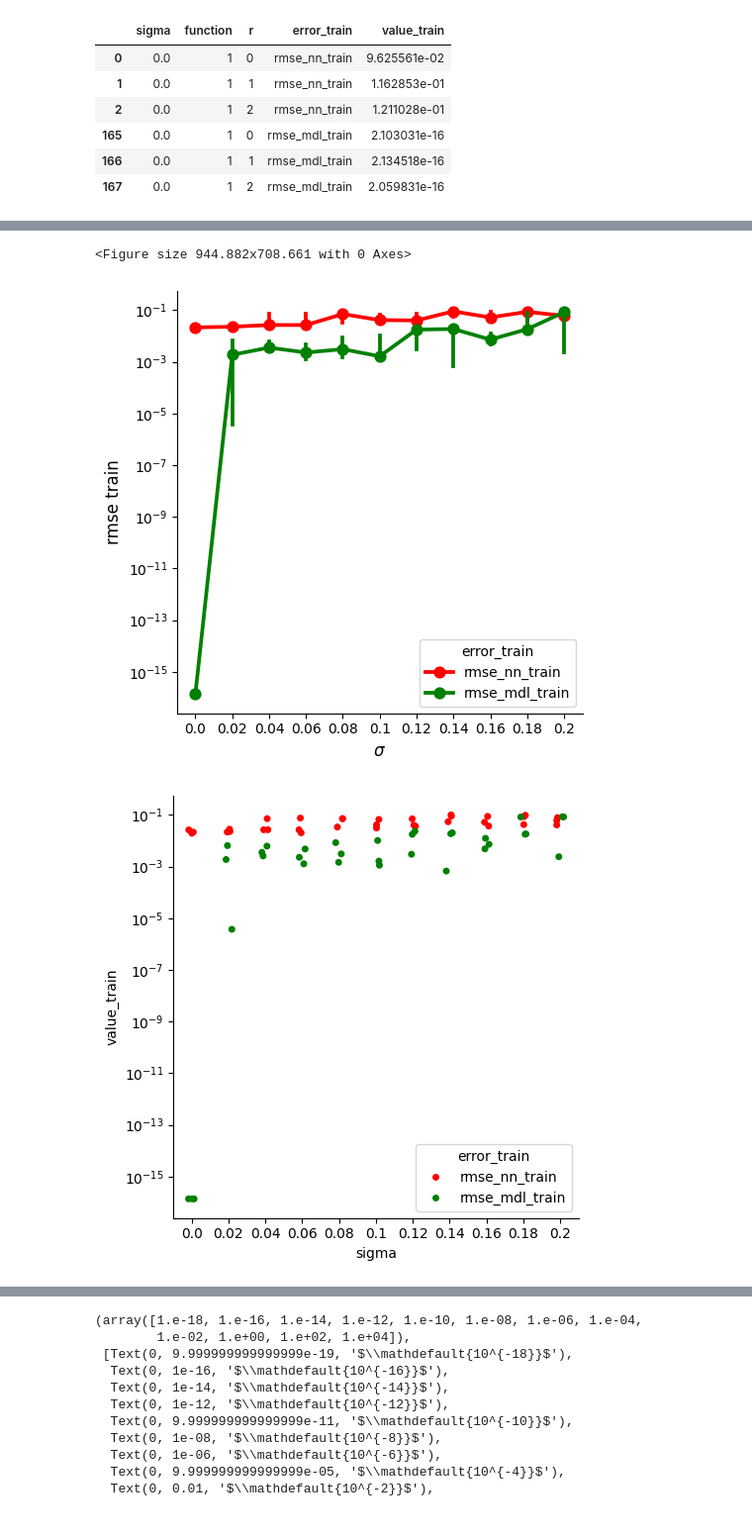
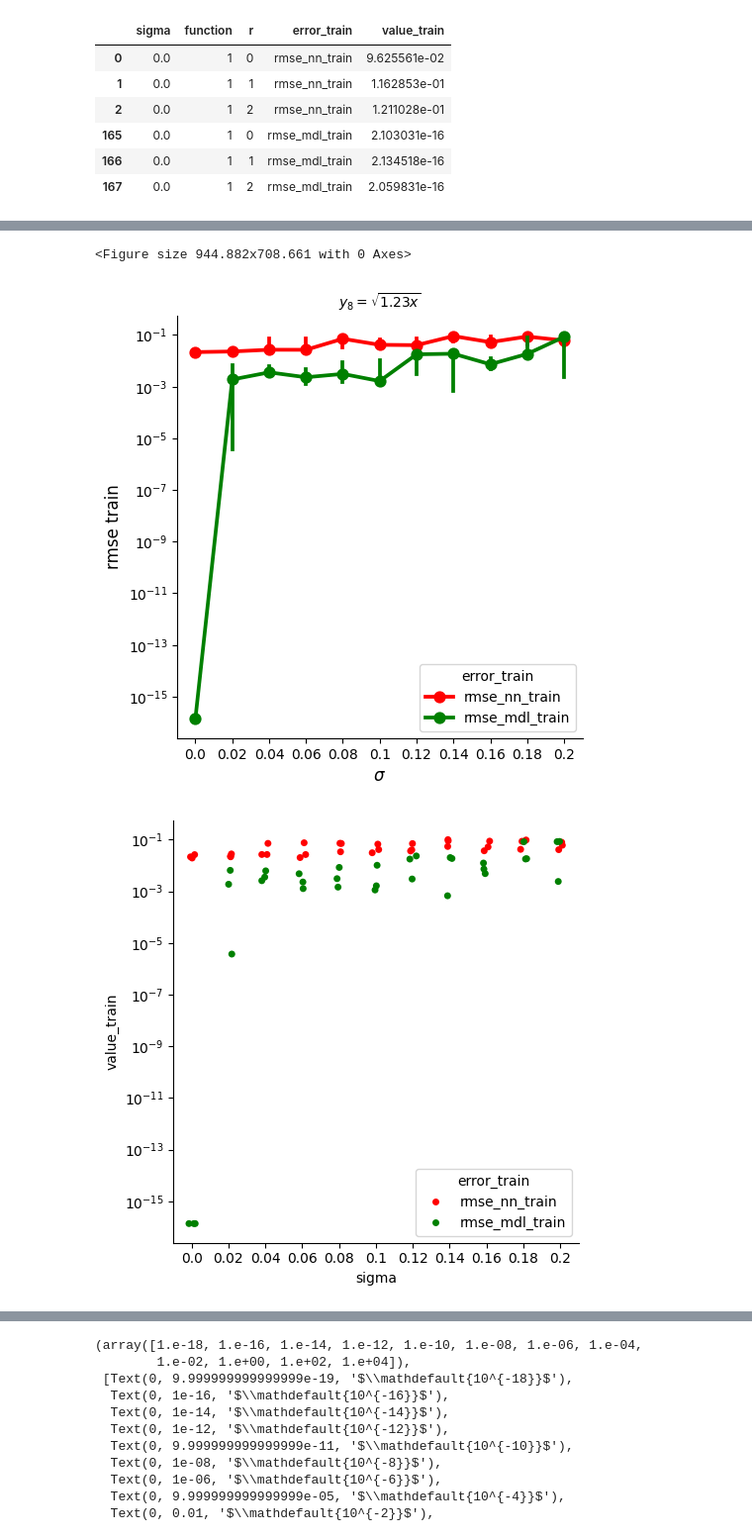
Before and after one commit to SergioCoboLopez/ANN_BMS, a Jupyter notebook: bin/nguyen/plot_nguyen_approximation_medians.ipynb, the cells around one changed output, grey strips where cells are left out. Shown at 99% size. Cells and saved outputs as stored; diff of their text form; code cells hidden in the pictures.

```diff
--- a/bin/nguyen/plot_nguyen_approximation_medians.ipynb
+++ b/bin/nguyen/plot_nguyen_approximation_medians.ipynb
@@ -259,32 +260,32 @@ plt.yscale("log")
 # %%
 #nguyen 8 - train
 fig=figure(figsize=(width,height), dpi=300)
 sns.catplot(data=errors_train_8, x='sigma', y='value_train', hue='error_train', kind='point', estimator='median',
             errorbar=('ci', 95),n_boot=resamples, seed=bs_seed, palette=['red', 'green'],legend_out=False)
 
-
+plt.title(r'$y_8=\sqrt{1.23x}$',fontsize=size_ticks)
 plt.yscale("log")
 
 #labels, limits, and ticks
 plt.xlabel(r'$\sigma$',fontsize=size_axis)
 plt.ylabel('rmse train',fontsize=size_axis)
 plt.xticks(fontsize=size_ticks);plt.yticks(fontsize=size_ticks)
 #plt.legend(loc='lower right',fontsize=size_ticks,frameon=False)
 
 #plt.ylim(ymin,ymax)
 
 
 #name_fig='tanh_rmse_train.svg'
 #plt.savefig(output_path+name_fig,dpi=300)
 #fig=figure(figsize=(2*width,2*height), dpi=300)
 sns.catplot(data=errors_train_8, x='sigma', y='value_train', hue="error_train",palette=['red', 'green'],legend_out=False)
 plt.yscale("log")
 #plt.ylim(1e-2,1)
 #plt.show()
 # %% [output]
 <Figure size 944.882x708.661 with 0 Axes>
-[figure, old version]
+[figure, new version]
-[figure, old version]
+[figure, new version]
 # %%
 #nguyen 10 - train
 fig=figure(figsize=(width,height), dpi=300)
```
Also changed, not shown: parts of 9 cells of this notebook.
